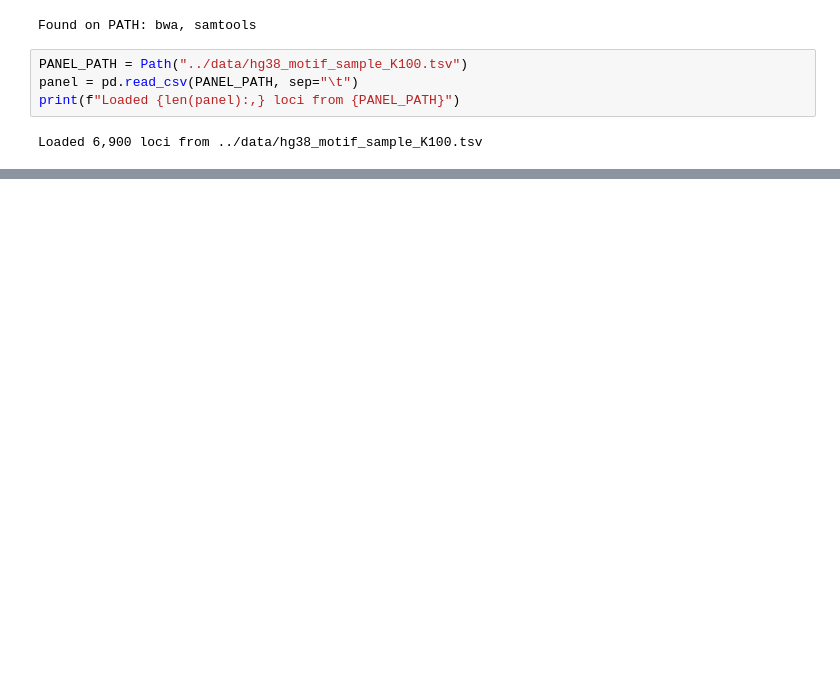
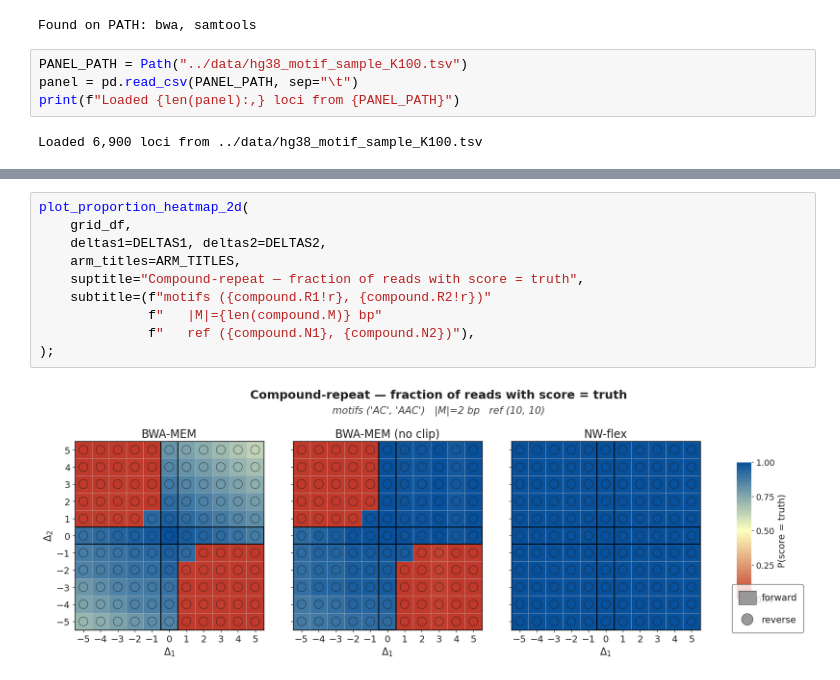
Before and after one commit to nwflex/nwflex, a Jupyter notebook: notebooks/08_NWflex_Compound.ipynb, the cells around one changed output, grey strips where cells are left out. Cells and saved outputs as stored; diff of their text form; blank space fills up the shorter version.

```diff
--- a/notebooks/08_NWflex_Compound.ipynb
+++ b/notebooks/08_NWflex_Compound.ipynb
@@ -1218,0 +334,12 @@ BWA-MEM has no notion of a repeat block, and with two boundary regions the failu
+# %%
+plot_proportion_heatmap_2d(
+    grid_df,
+    deltas1=DELTAS1, deltas2=DELTAS2,
+    arm_titles=ARM_TITLES,
+    suptitle="Compound-repeat — fraction of reads with score = truth",
+    subtitle=(f"motifs ({compound.R1!r}, {compound.R2!r})"
+              f"   |M|={len(compound.M)} bp"
+              f"   ref ({compound.N1}, {compound.N2})"),
+);
+# %% [output]
+[figure, added]
```
Also changed, not shown: parts of 65 cells of this notebook, 1 other file.
